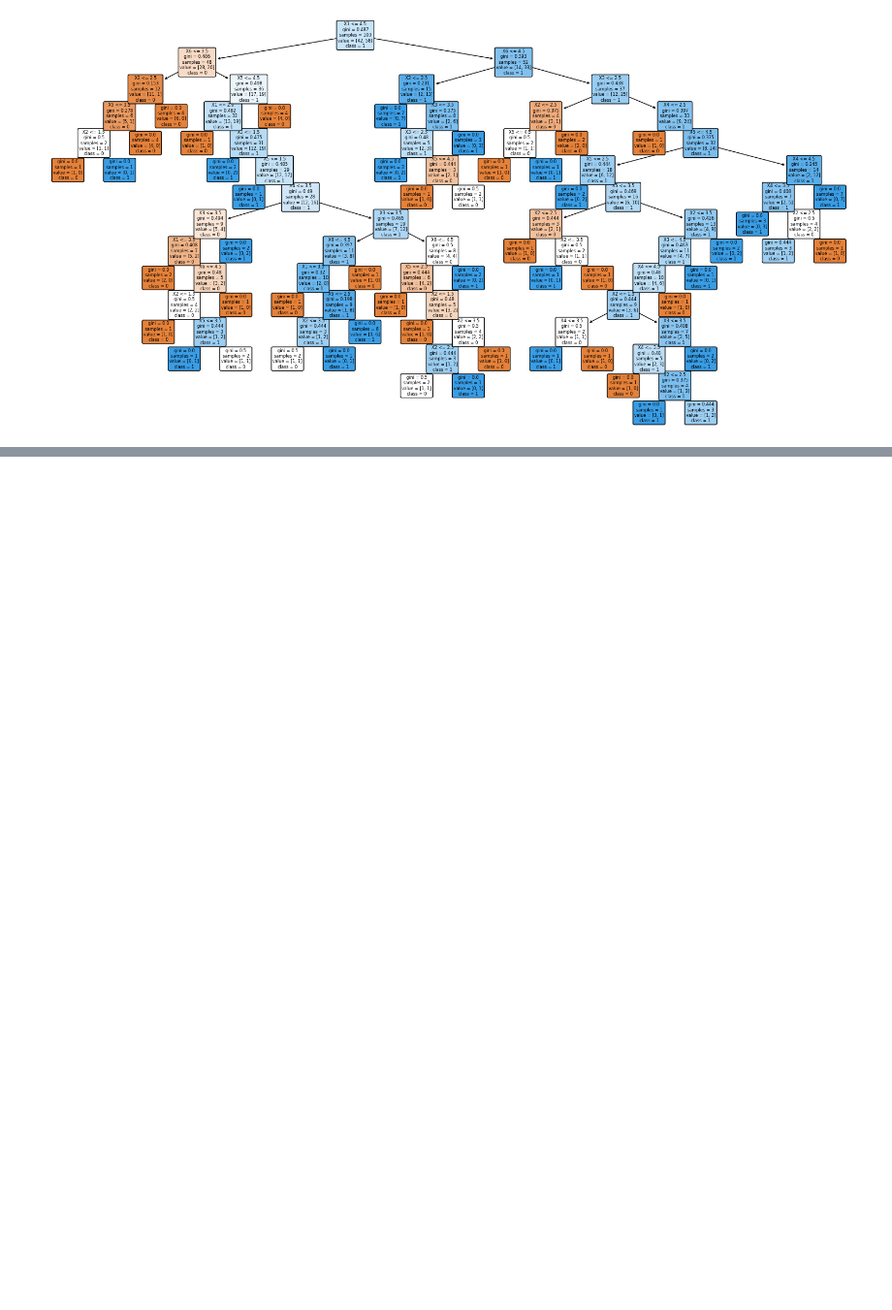
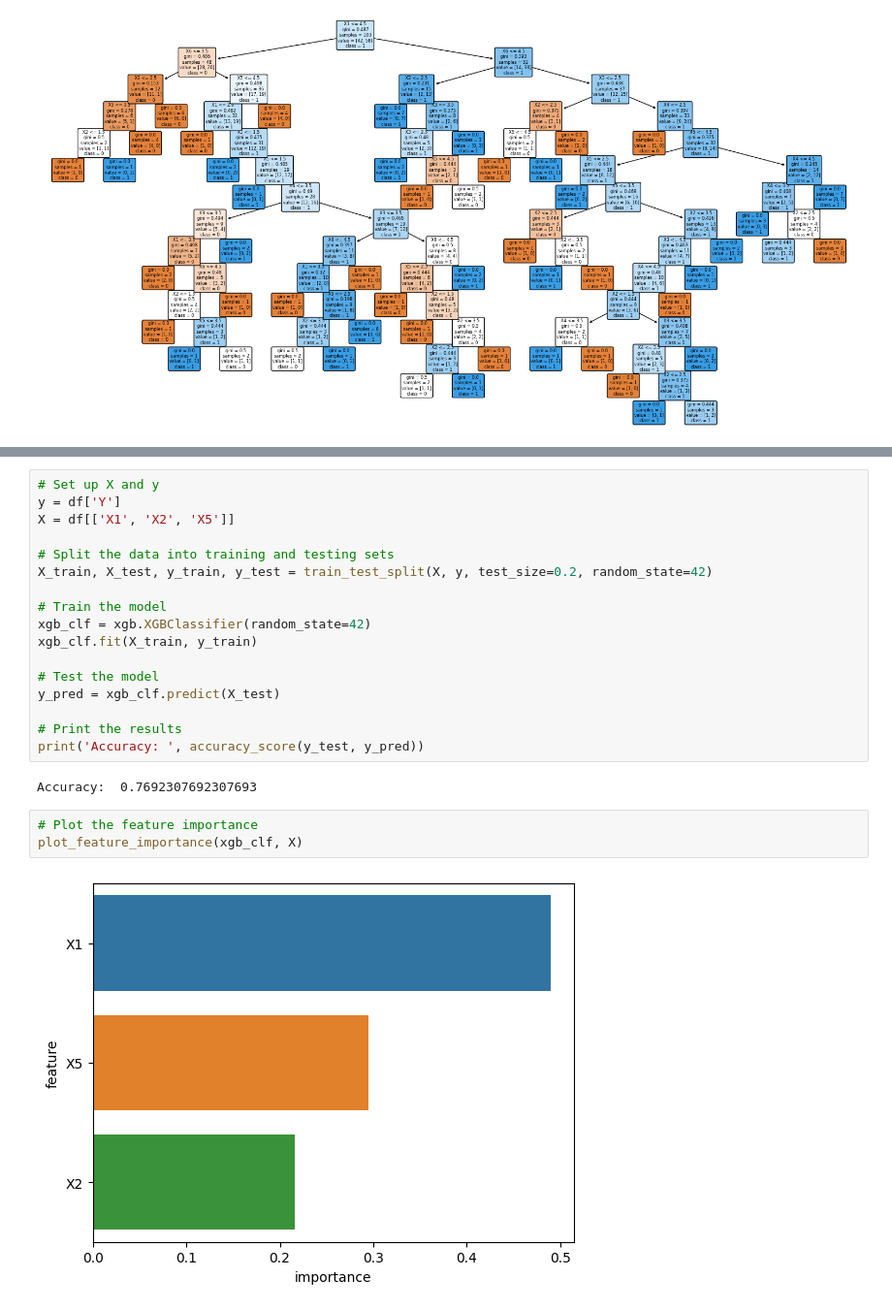
Before and after one commit to lfunderburk/paG4alzLemjWh6Sq, a Jupyter notebook: notebooks/exploration.ipynb, the cells around one changed output, grey strips where cells are left out. Shown: that part at 97% size. Saved outputs shown, nothing was run; the diff lists cells and outputs as text; blank space fills up the shorter version.

Commit message:
complete feature importance

```diff
--- a/notebooks/exploration.ipynb
+++ b/notebooks/exploration.ipynb
@@ -93,0 +287,24 @@ plt.show()
+# %%
+# Set up X and y
+y = df['Y']
+X = df[['X1', 'X2', 'X5']]
+
+# Split the data into training and testing sets
+X_train, X_test, y_train, y_test = train_test_split(X, y, test_size=0.2, random_state=42)
+
+# Train the model
+xgb_clf = xgb.XGBClassifier(random_state=42)
+xgb_clf.fit(X_train, y_train)
+
+# Test the model
+y_pred = xgb_clf.predict(X_test)
+
+# Print the results
+print('Accuracy: ', accuracy_score(y_test, y_pred))
+# %% [output]
+Accuracy:  0.7692307692307693
+# %%
+# Plot the feature importance
+plot_feature_importance(xgb_clf, X)
+# %% [output]
+[figure, added]
```
Also changed, not shown: parts of 24 cells of this notebook.
